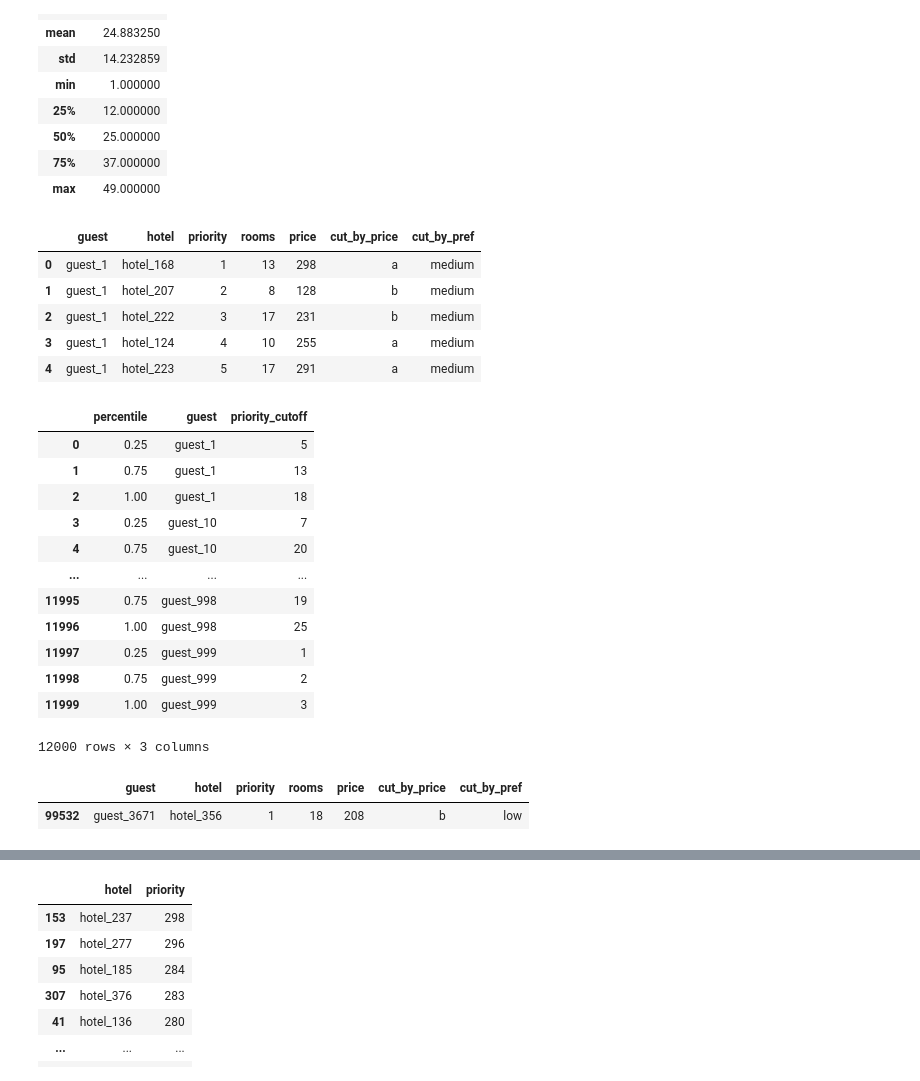
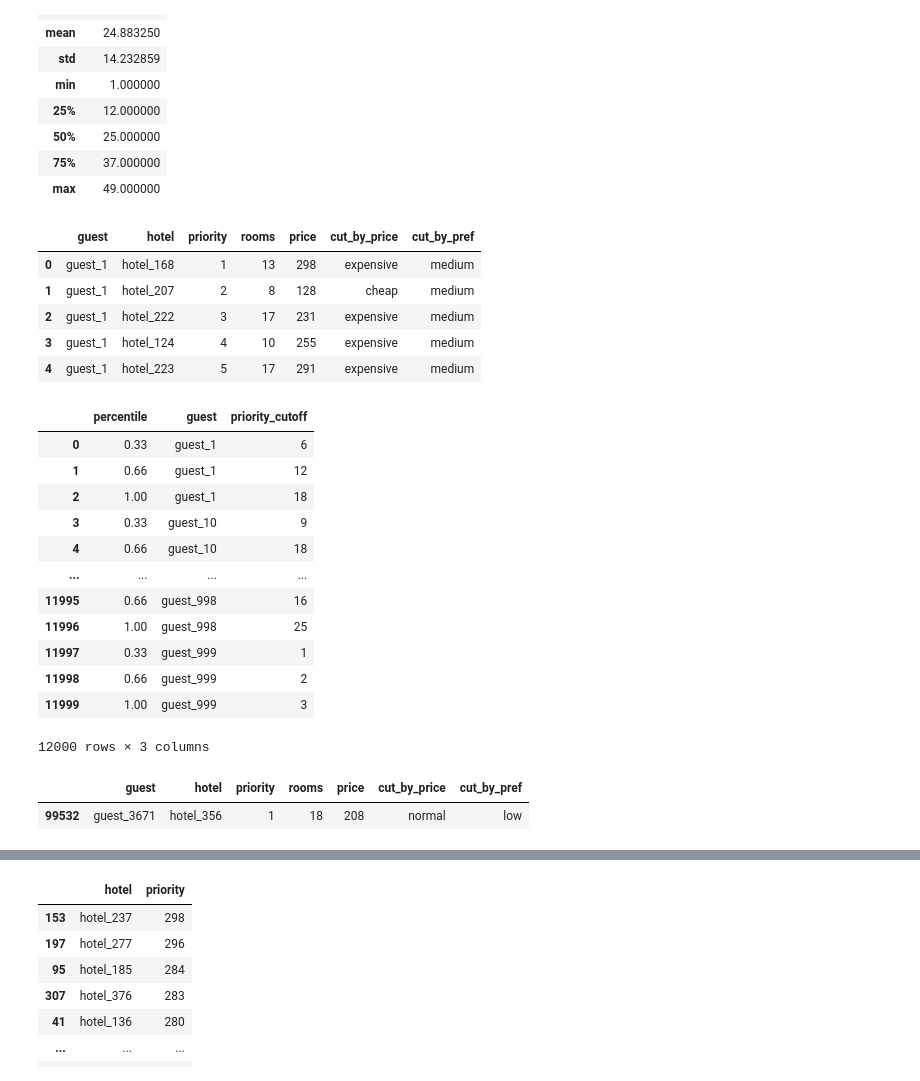
Before and after one commit to giacomonottoli/sogni_doro, a Jupyter notebook: EDA.ipynb, the cells around one changed output, grey strips where cells are left out. Saved outputs shown, nothing was run; the diff lists cells and outputs as text; code cells hidden in the pictures.

```diff
--- a/EDA.ipynb
+++ b/EDA.ipynb
@@ -36,2 +76,3 @@ plt.hist(df_hotel.price)
 # %%
-quant_hotel = np.quantile(df_hotel.price, [0, 0.25, 0.75, 1])
+quant_hotel = np.quantile(df_hotel.price, [0, 0.33, 0.66, 1])
+quant_hotel
@@ -42,2 +81,4 @@ array([ 50.  , 116.75, 238.25, 299.  ])
 # %%
-df_hotel["cut_by_price"] = pd.cut(df_hotel.price, quant_hotel, include_lowest=True, labels=["c", "b", "a"])
+df_hotel["cut_by_price"] = pd.cut(df_hotel.price, quant_hotel, include_lowest=True, labels=["cheap", "normal", "expensive"])
+
+df_hotel.head()
@@ -121,4 +173,3 @@ plt.hist(grouped.hotel)
 # %%
-quant_pref = np.quantile(grouped.hotel, [0, 0.25, 0.75, 1])
-
-grouped["cut_by_pref"] = pd.cut(grouped.hotel, quant_pref, include_lowest=True, labels=["low", "medium", "high"])
+quant_pref = np.quantile(grouped.hotel, [0, 0.33, 0.66, 1])
+grouped["cut_by_pref"] = pd.cut(grouped.hotel, quant_pref, include_lowest=True, labels=["low", "medium", "top"])
@@ -163,25 +227,25 @@ df_pref.pivot_table(index='guest', aggfunc='count', values='hotel').describe()
 df_pref.head()
 # %% [output]
 |  | guest | hotel | priority | rooms | price | cut_by_price | cut_by_pref |
-| 0 | guest_1 | hotel_168 | 1 | 13 | 298 | a | medium |
-| 1 | guest_1 | hotel_207 | 2 | 8 | 128 | b | medium |
-| 2 | guest_1 | hotel_222 | 3 | 17 | 231 | b | medium |
-| 3 | guest_1 | hotel_124 | 4 | 10 | 255 | a | medium |
-| 4 | guest_1 | hotel_223 | 5 | 17 | 291 | a | medium |
+| 0 | guest_1 | hotel_168 | 1 | 13 | 298 | expensive | medium |
+| 1 | guest_1 | hotel_207 | 2 | 8 | 128 | cheap | medium |
+| 2 | guest_1 | hotel_222 | 3 | 17 | 231 | expensive | medium |
+| 3 | guest_1 | hotel_124 | 4 | 10 | 255 | expensive | medium |
+| 4 | guest_1 | hotel_223 | 5 | 17 | 291 | expensive | medium |
 # %%
-df_pref.groupby('guest', as_index=False)['priority'].quantile([.25, .75, 1], 'lower').reset_index().drop(columns=["level_0"]).rename(columns={'level_1': "percentile", 'priority': 'priority_cutoff'})
+df_pref.groupby('guest', as_index=False)['priority'].quantile([.33, .66, 1], 'lower').reset_index().drop(columns=["level_0"]).rename(columns={'level_1': "percentile", 'priority': 'priority_cutoff'})
 # %% [output]
 |  | percentile | guest | priority_cutoff |
-| 0 | 0.25 | guest_1 | 5 |
-| 1 | 0.75 | guest_1 | 13 |
+| 0 | 0.33 | guest_1 | 6 |
+| 1 | 0.66 | guest_1 | 12 |
 | 2 | 1.00 | guest_1 | 18 |
-| 3 | 0.25 | guest_10 | 7 |
-| 4 | 0.75 | guest_10 | 20 |
+| 3 | 0.33 | guest_10 | 9 |
+| 4 | 0.66 | guest_10 | 18 |
 | ... | ... | ... | ... |
-| 11995 | 0.75 | guest_998 | 19 |
+| 11995 | 0.66 | guest_998 | 16 |
 | 11996 | 1.00 | guest_998 | 25 |
-| 11997 | 0.25 | guest_999 | 1 |
-| 11998 | 0.75 | guest_999 | 2 |
+| 11997 | 0.33 | guest_999 | 1 |
+| 11998 | 0.66 | guest_999 | 2 |
 | 11999 | 1.00 | guest_999 | 3 |
 12000 rows × 3 columns
 # %%
@@ -190,7 +254,7 @@ guest_percentile = df_pref.groupby('guest', as_index=False)['priority'].quantile
 df_pref[df_pref.guest=="guest_3671"]
 # %% [output]
 |  | guest | hotel | priority | rooms | price | cut_by_price | cut_by_pref |
-| 99532 | guest_3671 | hotel_356 | 1 | 18 | 208 | b | low |
+| 99532 | guest_3671 | hotel_356 | 1 | 18 | 208 | normal | low |
 # %%
 guest_percentile[guest_percentile.guest=="guest_3671"]
 # %% [output]
```
Also changed, not shown: parts of 59 cells of this notebook, 30 other files.
